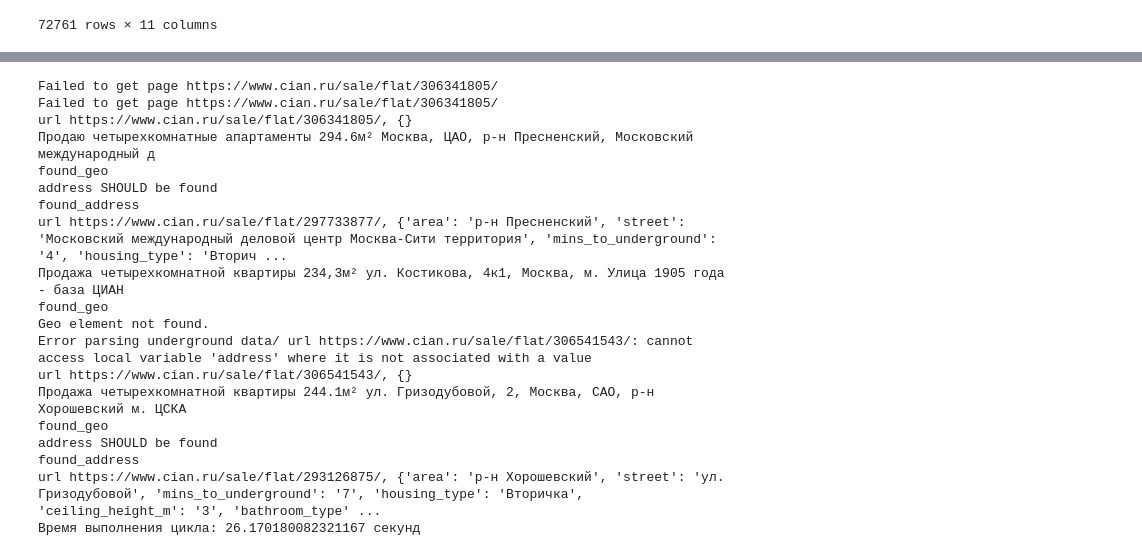
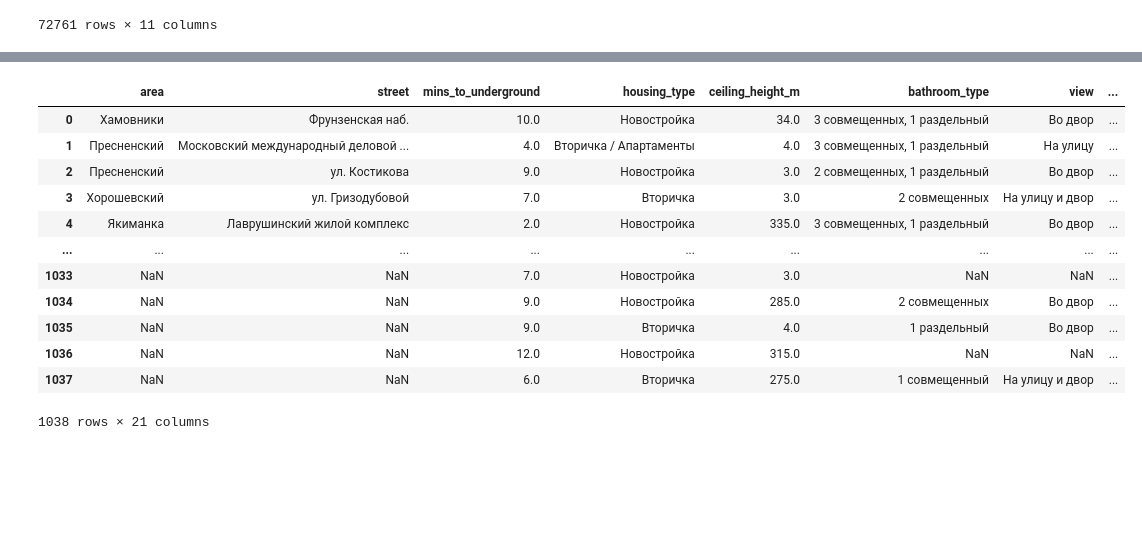
Before and after one commit to AI-Masters-Team-18/team18_yp_realestate_price_forecast_v1, a Jupyter notebook: Initiate_concatenate_parsing_detailed_info.ipynb, the cells around one changed output, grey strips where cells are left out. Drawn from its saved outputs; the diff is of its cells as text; code cells hidden in the pictures; blank space fills up the shorter version.

```diff
--- a/Initiate_concatenate_parsing_detailed_info.ipynb
+++ b/Initiate_concatenate_parsing_detailed_info.ipynb
@@ -167,37 +38,17 @@ test_data.head(10)
 # %%
 from parse_detailed_cian_page import parse_page
 # %%
-#реализация парсера через selenium
-import pandas as pd
-import time
-from fake_useragent import UserAgent
-
+from parse_detailed_cian_page import parse_page
 from tqdm.notebook import tqdm
 import os
-# import requests
-# from bs4 import BeautifulSoup
-# from random import randint
+# ранее тут реализовывали вызов парсинга через прокси-пул bright data
 
-test_data = pd.read_csv('./united_filtered.csv', sep=';')
-test_urls = pd.DataFrame(test_data[['url','underground']].head(4)) #первые 4 ссылки
-user_agent = UserAgent()
-output_file_selenium = 'parsed_data_selenium_test.csv'
 
-tqdm.pandas()
-start_time = time.time()
-
-parsed_df = pd.DataFrame()
-for index, row in tqdm(test_urls.iterrows(), total=test_urls.shape[0]):
-    parsed_data = parse_page(row, user_agent) #получим словарь с данными
-    print(f"url {row['url']}, {parsed_data}")
-    parsed_df = pd.concat([parsed_df, pd.DataFrame([parsed_data])], ignore_index=True)
-    parsed_df.to_csv(output_file_selenium, index=False)
-# with open("response.html", "w", encoding="utf-8") as file:
-#     file.write(html_code)
-
-end_time = time.time()
-print("Время выполнения цикла:", end_time - start_time, "секунд")
-
+# first_rows_to_parse = df_filtered.head(1000)
+# first_rows_to_parse_filtered = first_rows_to_parse[['url','underground']]
+# first_rows_to_parse_filtered
+# first_rows_to_parse_filtered.shape
+# tqdm.pandas()
 # output_file = 'parsed_data.csv'
 
 # #при каждом запуске ячейки будем проверять наличие файла с результатами парсинга
@@ -218,23 +69,3 @@ print("Время выполнения цикла:", end_time - start_time, "с
 #     parsed_df = pd.concat([parsed_df, pd.DataFrame([parsed_data])])
 #     # Сохранение промежуточных результатов
 #     parsed_df.to_csv(output_file)
-# %% [output]
-Failed to get page https://www.cian.ru/sale/flat/306341805/
-Failed to get page https://www.cian.ru/sale/flat/306341805/
-url https://www.cian.ru/sale/flat/306341805/, {}
-Продаю четырехкомнатные апартаменты 294.6м² Москва, ЦАО, р-н Пресненский, Московский международный д
-found_geo
-address SHOULD be found
-found_address
-url https://www.cian.ru/sale/flat/297733877/, {'area': 'р-н Пресненский', 'street': 'Московский международный деловой центр Москва-Сити территория', 'mins_to_underground': '4', 'housing_type': 'Вторич ...
-Продажа четырехкомнатной квартиры 234,3м² ул. Костикова, 4к1, Москва, м. Улица 1905 года - база ЦИАН
-found_geo
-Geo element not found.
-Error parsing underground data/ url https://www.cian.ru/sale/flat/306541543/: cannot access local variable 'address' where it is not associated with a value
-url https://www.cian.ru/sale/flat/306541543/, {}
-Продажа четырехкомнатной квартиры 244.1м² ул. Гризодубовой, 2, Москва, САО, р-н Хорошевский м. ЦСКА
-found_geo
-address SHOULD be found
-found_address
-url https://www.cian.ru/sale/flat/293126875/, {'area': 'р-н Хорошевский', 'street': 'ул. Гризодубовой', 'mins_to_underground': '7', 'housing_type': 'Вторичка', 'ceiling_height_m': '3', 'bathroom_type' ...
-Время выполнения цикла: 26.170180082321167 секунд
@@ -240,0 +74,16 @@ url https://www.cian.ru/sale/flat/293126875/, {'area': 'р-н Хорошевск
+# %%
+processed_df
+# %% [output]
+|  | area | street | mins_to_underground | housing_type | ceiling_height_m | bathroom_type | view | ... |
+| 0 | Хамовники | Фрунзенская наб. | 10.0 | Новостройка | 34.0 | 3 совмещенных, 1 раздельный | Во двор | ... |
+| 1 | Пресненский | Московский международный деловой ... | 4.0 | Вторичка / Апартаменты | 4.0 | 3 совмещенных, 1 раздельный | На улицу | ... |
+| 2 | Пресненский | ул. Костикова | 9.0 | Новостройка | 3.0 | 2 совмещенных, 1 раздельный | Во двор | ... |
+| 3 | Хорошевский | ул. Гризодубовой | 7.0 | Вторичка | 3.0 | 2 совмещенных | На улицу и двор | ... |
+| 4 | Якиманка | Лаврушинский жилой комплекс | 2.0 | Новостройка | 335.0 | 3 совмещенных, 1 раздельный | Во двор | ... |
+| ... | ... | ... | ... | ... | ... | ... | ... | ... |
+| 1033 | NaN | NaN | 7.0 | Новостройка | 3.0 | NaN | NaN | ... |
+| 1034 | NaN | NaN | 9.0 | Новостройка | 285.0 | 2 совмещенных | Во двор | ... |
+| 1035 | NaN | NaN | 9.0 | Вторичка | 4.0 | 1 раздельный | Во двор | ... |
+| 1036 | NaN | NaN | 12.0 | Новостройка | 315.0 | NaN | NaN | ... |
+| 1037 | NaN | NaN | 6.0 | Вторичка | 275.0 | 1 совмещенный | На улицу и двор | ... |
+1038 rows × 21 columns
```
Also changed, not shown: parts of 31 cells of this notebook, 6 other files.
